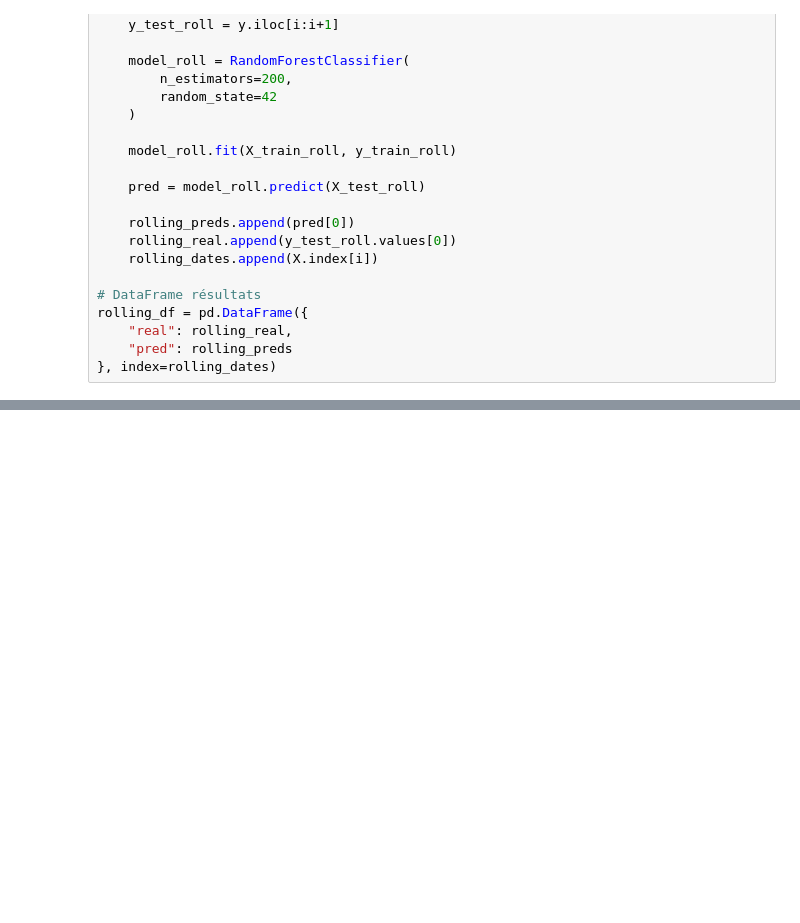
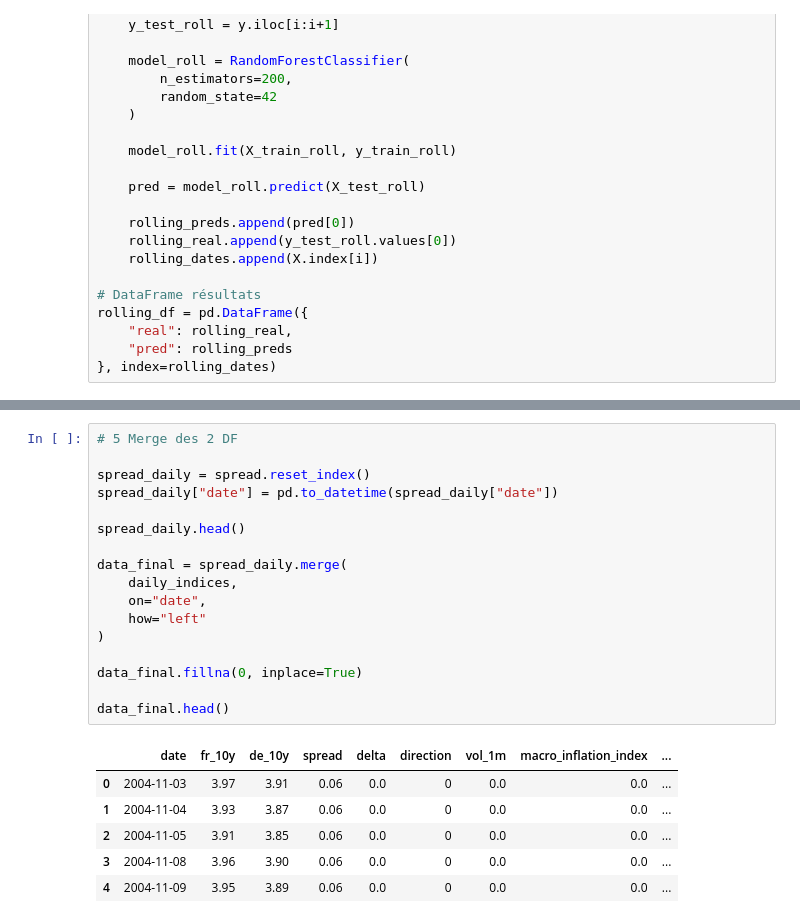
Before and after one commit to MarionSrl/ml-news-spread, a Jupyter notebook: notebooks/01_data_collection.ipynb, the cells around one changed output, grey strips where cells are left out. Drawn from its saved outputs; the diff is of its cells as text; blank space fills up the shorter version.

```diff
--- a/notebooks/01_data_collection.ipynb
+++ b/notebooks/01_data_collection.ipynb
@@ -482,0 +731,24 @@ print(sys.executable)
+# %%
+# 5 Merge des 2 DF
+
+spread_daily = spread.reset_index()
+spread_daily["date"] = pd.to_datetime(spread_daily["date"])
+
+spread_daily.head()
+
+data_final = spread_daily.merge(
+    daily_indices,
+    on="date",
+    how="left"
+)
+
+data_final.fillna(0, inplace=True)
+
+data_final.head()
+# %% [output]
+|  | date | fr_10y | de_10y | spread | delta | direction | vol_1m | macro_inflation_index | ... |
+| 0 | 2004-11-03 | 3.97 | 3.91 | 0.06 | 0.0 | 0 | 0.0 | 0.0 | ... |
+| 1 | 2004-11-04 | 3.93 | 3.87 | 0.06 | 0.0 | 0 | 0.0 | 0.0 | ... |
+| 2 | 2004-11-05 | 3.91 | 3.85 | 0.06 | 0.0 | 0 | 0.0 | 0.0 | ... |
+| 3 | 2004-11-08 | 3.96 | 3.90 | 0.06 | 0.0 | 0 | 0.0 | 0.0 | ... |
+| 4 | 2004-11-09 | 3.95 | 3.89 | 0.06 | 0.0 | 0 | 0.0 | 0.0 | ... |
```
Also changed, not shown: parts of 25 cells of this notebook, 2 other files.
